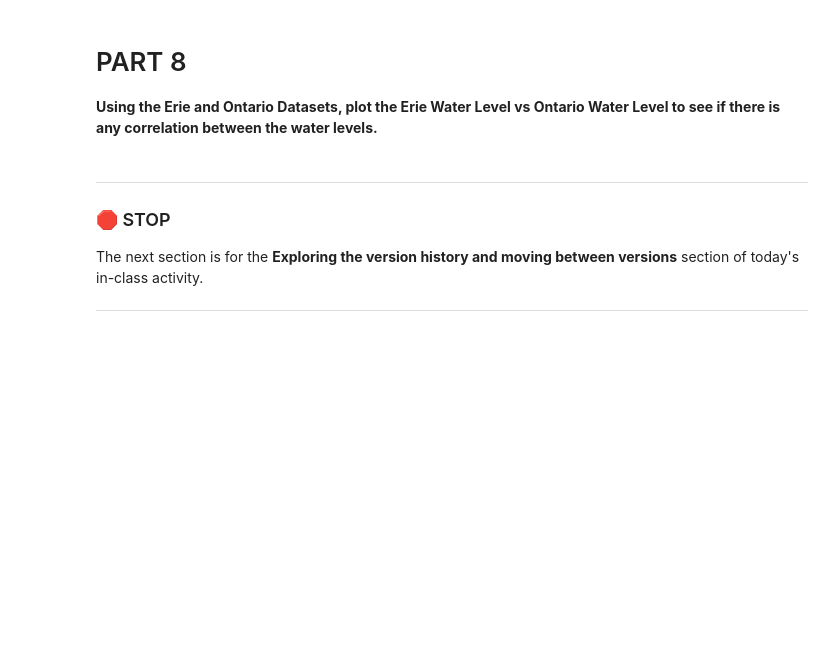
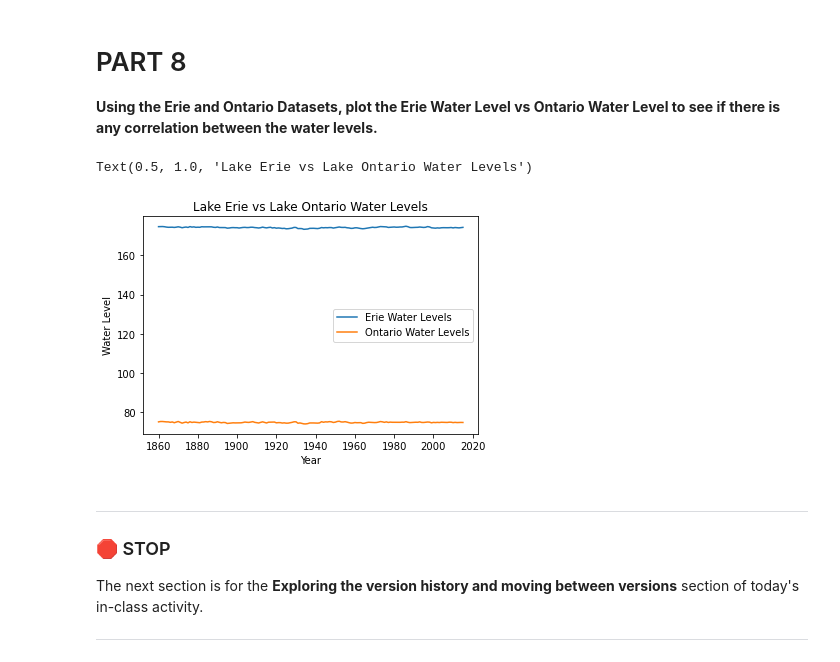
Before and after one commit to mullig47/CMSE202_Git_Started, a Jupyter notebook: Great_Lakes_and_Grand_River.ipynb, the cells around one changed output. Cells and saved outputs as stored; diff of their text form; code cells hidden in the pictures; blank space fills up the shorter version.

```diff
--- a/Great_Lakes_and_Grand_River.ipynb
+++ b/Great_Lakes_and_Grand_River.ipynb
@@ -93,3 +98,17 @@ Text(0.5, 1.0, 'Michigan/Huron vs Lake Superior Water Levels')
+# %%
+# Insert Code Here
+eri = np.loadtxt('data/eri.csv', delimiter=',', dtype=str)[1:,:2].astype('float64')
+ont = np.loadtxt('data/ont.csv', delimiter=',', dtype=str)[1:,:2].astype('float64')
+
+plt.plot(eri[:,:1], eri[:,1:], label = "Erie Water Levels")
+plt.plot(ont[:,:1], ont[:,1:], label = "Ontario Water Levels")
+plt.legend()
+plt.xlabel("Year")
+plt.ylabel("Water Level")
+plt.title("Lake Erie vs Lake Ontario Water Levels")
+# %% [output]
+Text(0.5, 1.0, 'Lake Erie vs Lake Ontario Water Levels')
+[figure, added]
 # %% [markdown]
 ---
 ### &#128721; STOP
```
Also changed, not shown: parts of 4 cells of this notebook, 2 other files.
